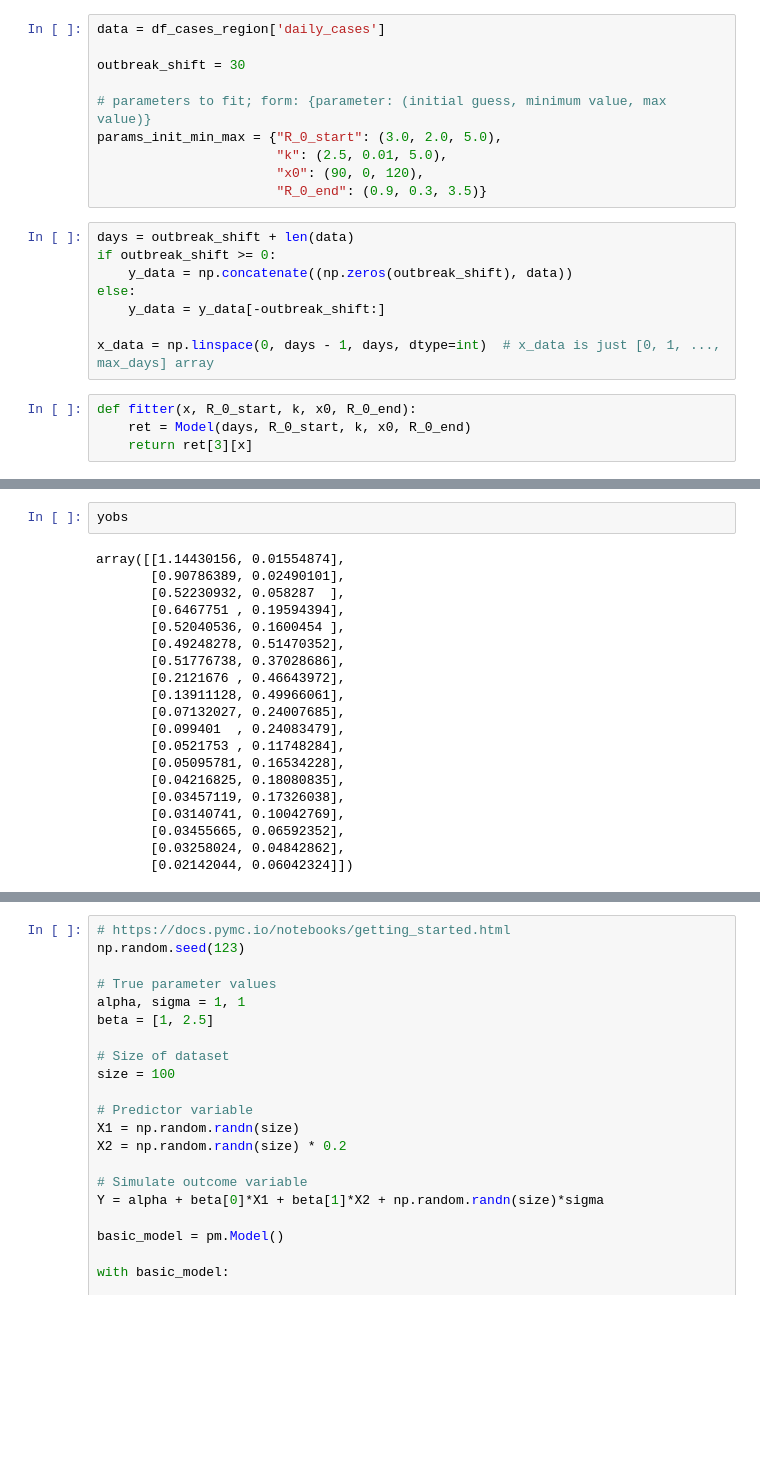
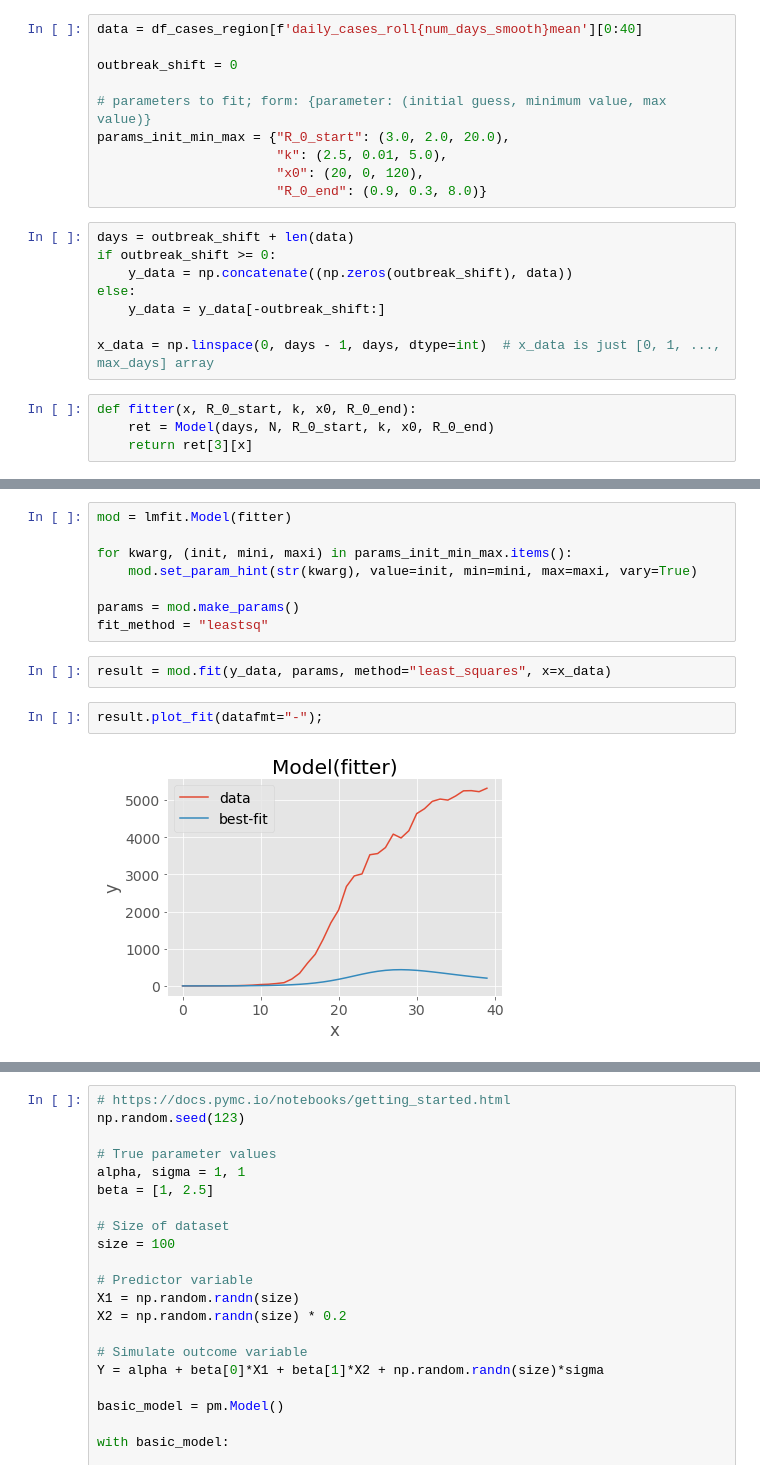
Before and after one commit to AsaKientz/covid-forecasting, a Jupyter notebook: notebooks/Covid-Capstone-III.ipynb, the cells around one changed output, grey strips where cells are left out. Saved outputs shown, nothing was run; the diff lists cells and outputs as text; blank space fills up the shorter version.

```diff
--- a/notebooks/Covid-Capstone-III.ipynb
+++ b/notebooks/Covid-Capstone-III.ipynb
@@ -625,13 +451,13 @@ df_cases_region, region_pop = get_state_or_county_data(region, num_days=num_days
 # %%
-data = df_cases_region['daily_cases']
+data = df_cases_region[f'daily_cases_roll{num_days_smooth}mean'][0:40]
 
-outbreak_shift = 30
+outbreak_shift = 0
 
 # parameters to fit; form: {parameter: (initial guess, minimum value, max value)}
-params_init_min_max = {"R_0_start": (3.0, 2.0, 5.0),
+params_init_min_max = {"R_0_start": (3.0, 2.0, 20.0),
                        "k": (2.5, 0.01, 5.0),
-                       "x0": (90, 0, 120),
-                       "R_0_end": (0.9, 0.3, 3.5)}
+                       "x0": (20, 0, 120),
+                       "R_0_end": (0.9, 0.3, 8.0)}
 # %%
 days = outbreak_shift + len(data)
 if outbreak_shift >= 0:
@@ -642,5 +468,5 @@ else:
 x_data = np.linspace(0, days - 1, days, dtype=int)  # x_data is just [0, 1, ..., max_days] array
 # %%
 def fitter(x, R_0_start, k, x0, R_0_end):
-    ret = Model(days, R_0_start, k, x0, R_0_end)
+    ret = Model(days, N, R_0_start, k, x0, R_0_end)
     return ret[3][x]
@@ -767,22 +473,14 @@ plt.show()
-# %%
-yobs
-# %% [output]
-array([[1.14430156, 0.01554874],
-       [0.90786389, 0.02490101],
-       [0.52230932, 0.058287  ],
-       [0.6467751 , 0.19594394],
-       [0.52040536, 0.1600454 ],
-       [0.49248278, 0.51470352],
-       [0.51776738, 0.37028686],
-       [0.2121676 , 0.46643972],
-       [0.13911128, 0.49966061],
-       [0.07132027, 0.24007685],
-       [0.099401  , 0.24083479],
-       [0.0521753 , 0.11748284],
-       [0.05095781, 0.16534228],
-       [0.04216825, 0.18080835],
-       [0.03457119, 0.17326038],
-       [0.03140741, 0.10042769],
-       [0.03455665, 0.06592352],
-       [0.03258024, 0.04842862],
-       [0.02142044, 0.06042324]])
+# %%
+mod = lmfit.Model(fitter)
+
+for kwarg, (init, mini, maxi) in params_init_min_max.items():
+    mod.set_param_hint(str(kwarg), value=init, min=mini, max=maxi, vary=True)
+
+params = mod.make_params()
+fit_method = "leastsq"
+# %%
+result = mod.fit(y_data, params, method="least_squares", x=x_data)
+# %%
+result.plot_fit(datafmt="-");
+# %% [output]
+[figure, added]
```
Also changed, not shown: parts of 47 cells of this notebook.
